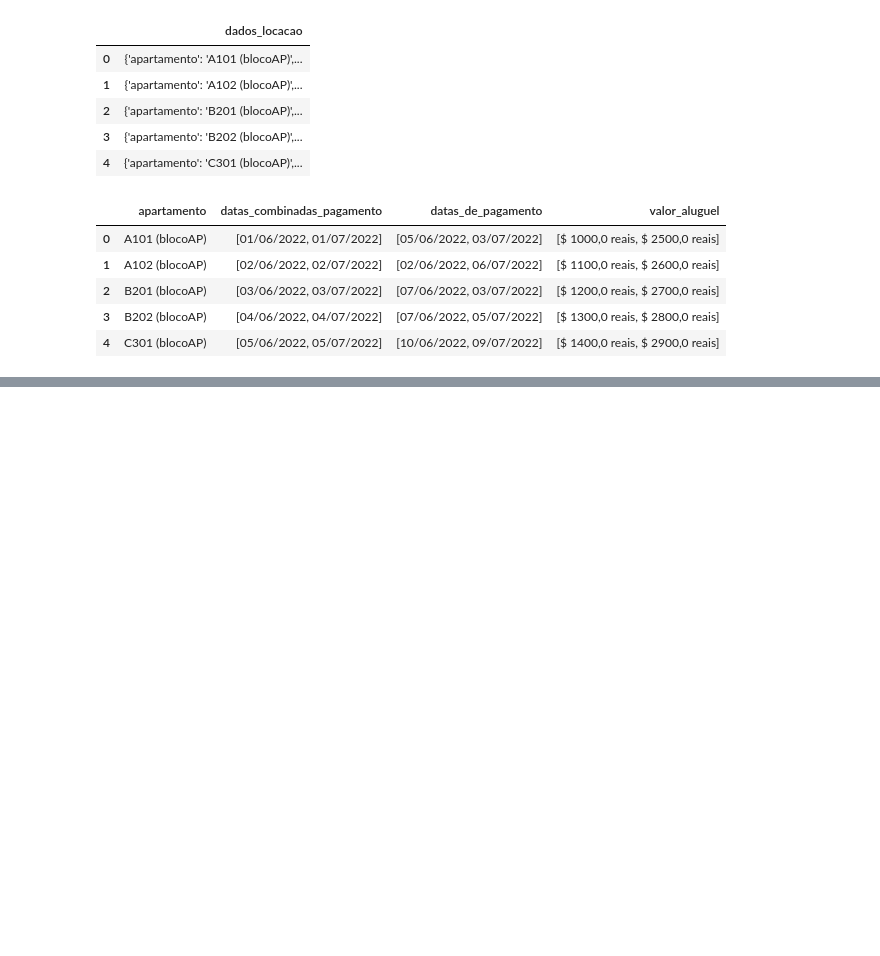
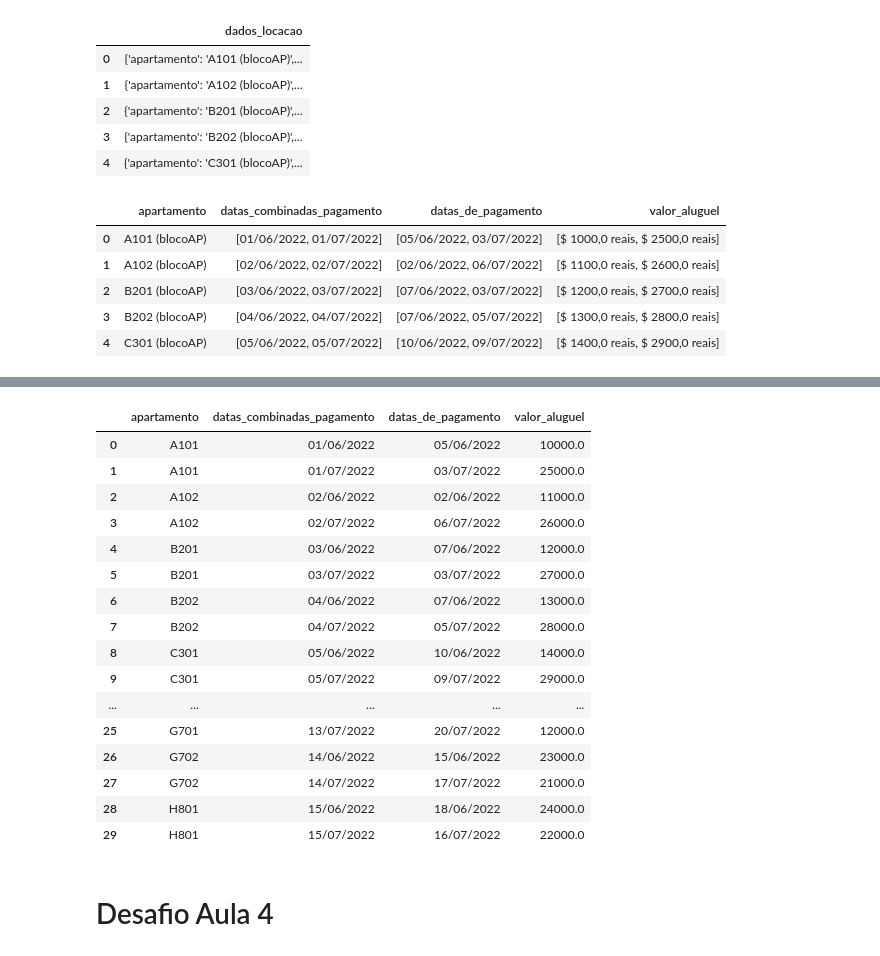
Before and after one commit to Aragao05/Python-para-DataScience-from-Alura, a Jupyter notebook: Pandas/Transformação e manipulação de dados/Exercicios.ipynb, the cells around one changed output, grey strips where cells are left out. Cells and saved outputs as stored; diff of their text form; code cells hidden in the pictures; blank space fills up the shorter version.

Commit message:
Aula 2 e 3
Termino das aulas e dos desafios 2 e 3

```diff
--- a/Pandas/Transformação e manipulação de dados/Exercicios.ipynb
+++ b/Pandas/Transformação e manipulação de dados/Exercicios.ipynb
@@ -60,0 +253,23 @@ locacao.head()
+# %%
+locacao['apartamento'] = locacao['apartamento'].str.replace(' \(blocoAP\)', '', regex=True)
+locacao
+# %% [output]
+|  | apartamento | datas_combinadas_pagamento | datas_de_pagamento | valor_aluguel |
+| 0 | A101 | 01/06/2022 | 05/06/2022 | 10000.0 |
+| 1 | A101 | 01/07/2022 | 03/07/2022 | 25000.0 |
+| 2 | A102 | 02/06/2022 | 02/06/2022 | 11000.0 |
+| 3 | A102 | 02/07/2022 | 06/07/2022 | 26000.0 |
+| 4 | B201 | 03/06/2022 | 07/06/2022 | 12000.0 |
+| 5 | B201 | 03/07/2022 | 03/07/2022 | 27000.0 |
+| 6 | B202 | 04/06/2022 | 07/06/2022 | 13000.0 |
+| 7 | B202 | 04/07/2022 | 05/07/2022 | 28000.0 |
+| 8 | C301 | 05/06/2022 | 10/06/2022 | 14000.0 |
+| 9 | C301 | 05/07/2022 | 09/07/2022 | 29000.0 |
+| ... | ... | ... | ... | ... |
+| 25 | G701 | 13/07/2022 | 20/07/2022 | 12000.0 |
+| 26 | G702 | 14/06/2022 | 15/06/2022 | 23000.0 |
+| 27 | G702 | 14/07/2022 | 17/07/2022 | 21000.0 |
+| 28 | H801 | 15/06/2022 | 18/06/2022 | 24000.0 |
+| 29 | H801 | 15/07/2022 | 16/07/2022 | 22000.0 |
+# %% [markdown]
+# Desafio Aula 4
```
Also changed, not shown: parts of 13 cells of this notebook, 1 other file.
